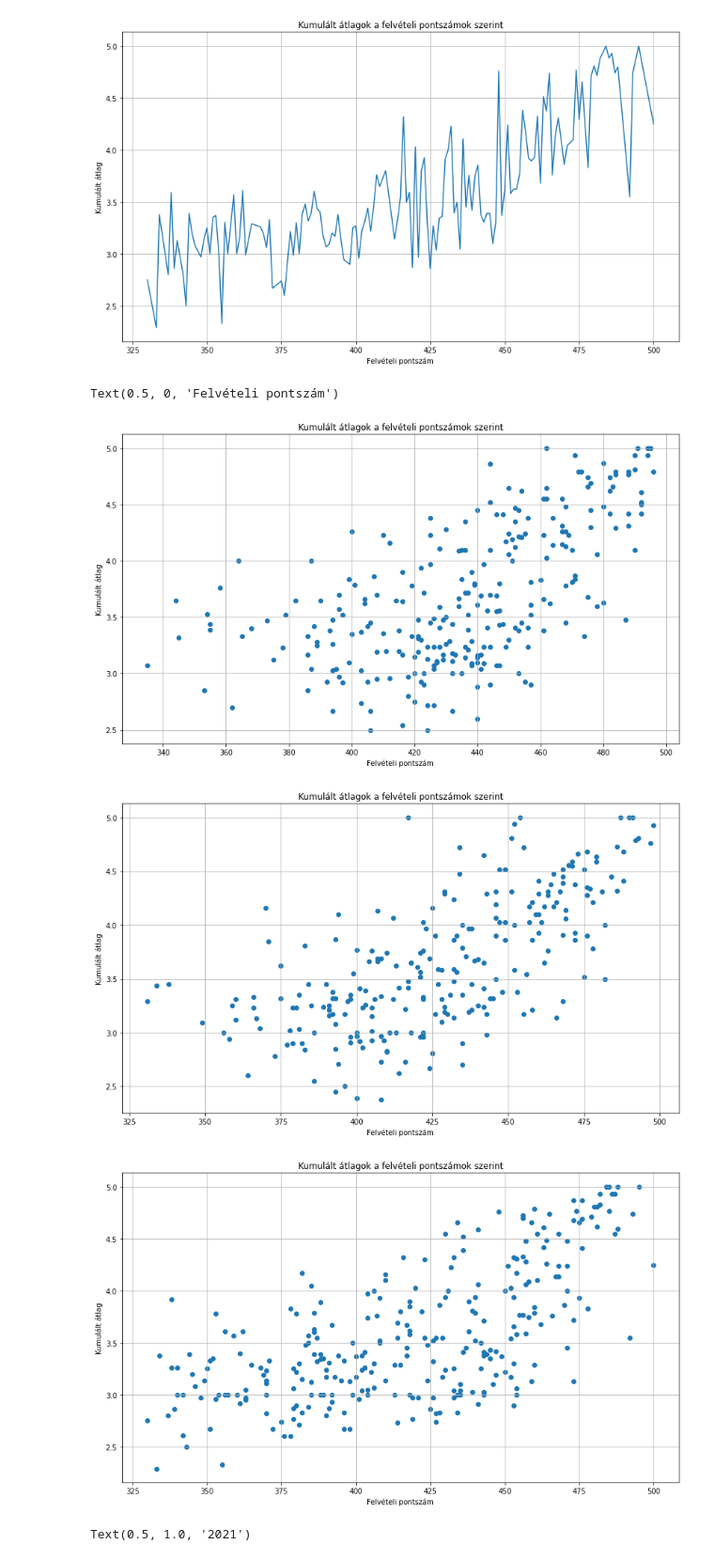
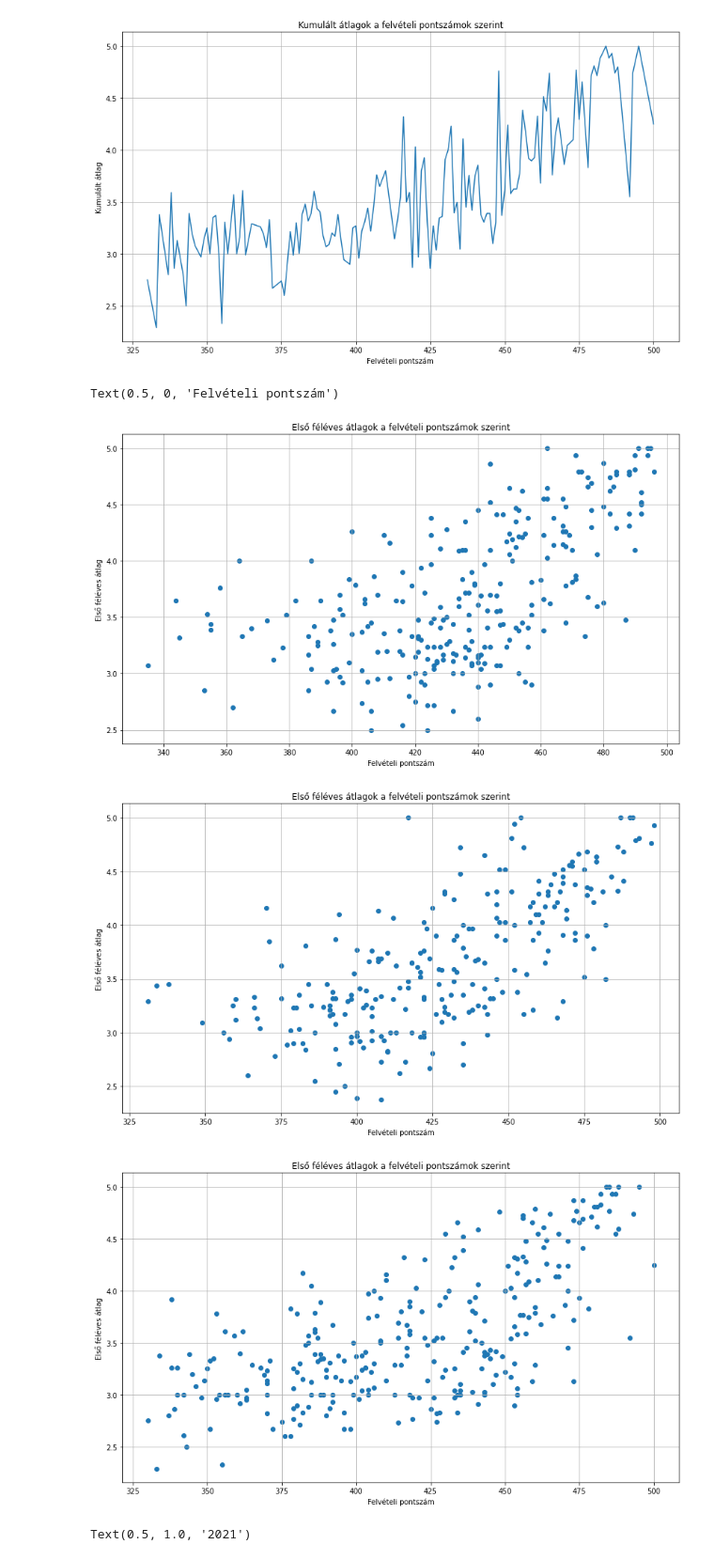
Before and after one commit to konderal333/-nkutfel, a Jupyter notebook: ONKUTFEL2/öngud.ipynb, the cells around one changed output. Shown at 94% size. Drawn from its saved outputs; the diff is of its cells as text; code cells hidden in the pictures.

```diff
--- a/ONKUTFEL2/öngud.ipynb
+++ b/ONKUTFEL2/öngud.ipynb
@@ -126,42 +120,42 @@ for index, row in data_2019.iterrows():
 score_tuples_2020 = []
 
 for index, row in data_2020.iterrows():
     score_tuples_2020.append((int(row['FELV_OSSZ_PONTSZ']), float(row['ELSO_FELEV_ATLAG'])))
 
 score_tuples_2021 = []
 
 for index, row in data_2021.iterrows():
     score_tuples_2021.append((int(row['FELV_OSSZ_PONTSZ']), float(row['ELSO_FELEV_ATLAG'])))
 
 
 #ábrák
 
 plt.figure(figsize = (14,8))
 plt.scatter([item[0] for item in score_tuples_2019], [item[1] for item in score_tuples_2019])
 plt.grid()
-plt.title('Kumulált átlagok a felvételi pontszámok szerint')
-plt.ylabel('Kumulált átlag')
+plt.title('Első féléves átlagok a felvételi pontszámok szerint')
+plt.ylabel('Első féléves átlag')
 plt.xlabel('Felvételi pontszám')
 
 
 plt.figure(figsize = (14,8))
 plt.scatter([item[0] for item in score_tuples_2020], [item[1] for item in score_tuples_2020])
 plt.grid()
-plt.title('Kumulált átlagok a felvételi pontszámok szerint')
-plt.ylabel('Kumulált átlag')
+plt.title('Első féléves átlagok a felvételi pontszámok szerint')
+plt.ylabel('Első féléves átlag')
 plt.xlabel('Felvételi pontszám')
 
 plt.figure(figsize = (14,8))
 plt.scatter([item[0] for item in score_tuples_2021], [item[1] for item in score_tuples_2021])
 plt.grid()
-plt.title('Kumulált átlagok a felvételi pontszámok szerint')
-plt.ylabel('Kumulált átlag')
+plt.title('Első féléves átlagok a felvételi pontszámok szerint')
+plt.ylabel('Első féléves átlag')
 plt.xlabel('Felvételi pontszám')
 # %% [output]
 Text(0.5, 0, 'Felvételi pontszám')
-[figure, old version]
+[figure, new version]
-[figure, old version]
+[figure, new version]
-[figure, old version]
+[figure, new version]
 # %%
 # 3 plot egybe
 
```
Also changed, not shown: parts of 4 cells of this notebook.
